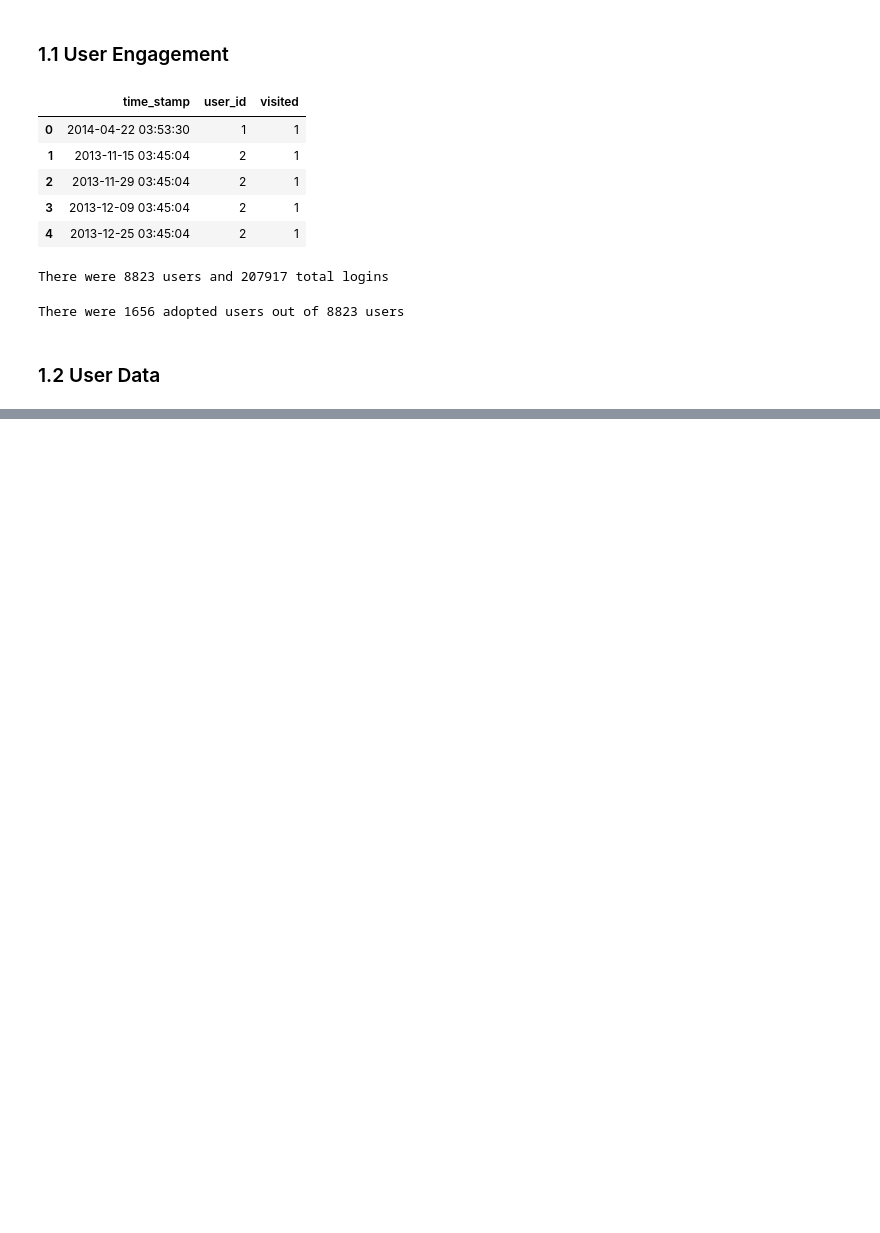
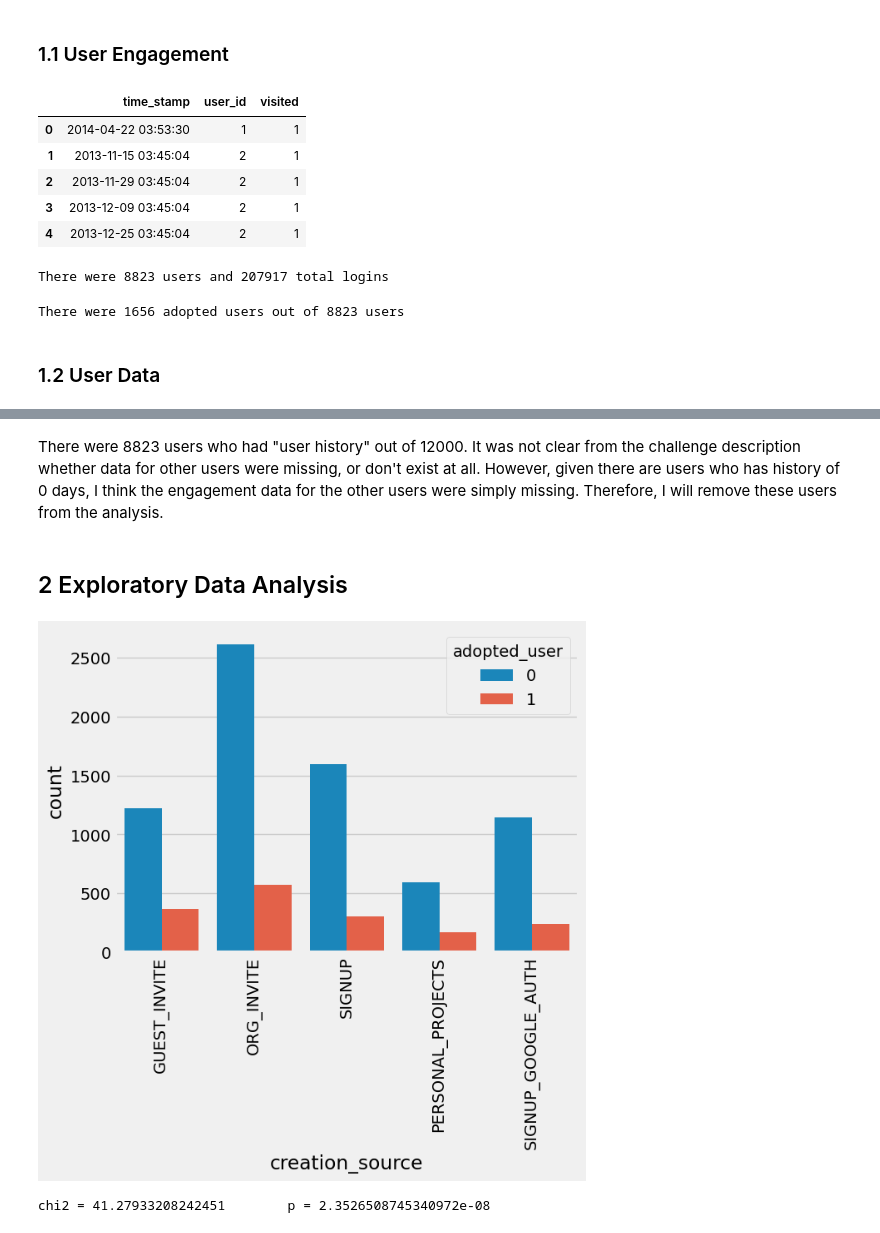
Before and after one commit to parisvu07/Springboard, a Jupyter notebook: Relax Inc. Challenge/relax_inc_challenge.ipynb, the cells around one changed output, grey strips where cells are left out. Saved outputs shown, nothing was run; the diff lists cells and outputs as text; code cells hidden in the pictures; blank space fills up the shorter version.

Commit message:
finished challenge

```diff
--- a/Relax Inc. Challenge/relax_inc_challenge.ipynb
+++ b/Relax Inc. Challenge/relax_inc_challenge.ipynb
@@ -64,6 +64,6 @@ There were 1656 adopted users out of 8823 users
 cols = ['object_id', 'creation_source', 'creation_time',
         'last_session_creation_time', 'opted_in_to_mailing_list',
         'enabled_for_marketing_drip', 'org_id', 'invited_by_user_id']
-users = pd.read_csv('takehome_users.csv', usecols=cols)
+users = pd.read_csv('takehome_users.csv', usecols=cols, encoding='latin-1')
 users.head()
 # %% [output]
@@ -70,0 +98,3 @@ UnicodeDecodeError: 'utf-8' codec can't decode byte 0xe6 in position 1239: inval
+# %%
+# remove those two features
+users = users.drop(['org_id', 'invited_by_user_id'], axis=1)
@@ -70,0 +105,17 @@ UnicodeDecodeError: 'utf-8' codec can't decode byte 0xe6 in position 1239: inval
+# %%
+# create a feature of user history
+# convert both time features into datetime
+users['creation_time'] = pd.to_datetime(
+    users['creation_time'], format='%Y-%m-%d %H:%M:%S')
+users['last_session_creation_time'] = pd.to_datetime(
+    users['last_session_creation_time'], unit='s')
+# calculate user history, defined as number of days between account creation and last use
+users['history'] = users['last_session_creation_time'] - users['creation_time']
+users['history'] = users['history'].dt.days
+# calculate account age, defined as number of days since account creation and now
+# I don't know when this dataset was collected. Let's use the latest date in creation_time
+latest = max(users['creation_time'])
+users['account_age'] = latest - users['creation_time']
+users['account_age'] = users['account_age'].dt.days
+# drop the two original columns
+users = users.drop(['creation_time', 'last_session_creation_time'], axis=1)
@@ -70,0 +147,25 @@ UnicodeDecodeError: 'utf-8' codec can't decode byte 0xe6 in position 1239: inval
+# %% [markdown]
+There were 8823 users who had "user history" out of 12000. It was not clear from the challenge description whether data for other users were missing, or don't exist at all. However, given there are users who has history of 0 days, I think the engagement data for the other users were simply missing. Therefore, I will remove these users from the analysis.
+# %%
+# merge user data and "adopted user" variable
+users = users.set_index('object_id')
+users.index.name = 'user_id'
+data = pd.concat([users, adopted], axis=1, join='inner')
+data['adopted_user'] = data['adopted_user'].astype(int)
+# %% [markdown]
+## 2 Exploratory Data Analysis
+# %%
+# Creation source and adopted user
+_ = sns.countplot(x='creation_source', data=data, hue='adopted_user')
+_ = plt.xticks(rotation=90)
+# %% [output]
+[figure, added]
+# %%
+# doesn't look like there was much difference among creation sources
+# let's do a chi2 test
+from scipy.stats import chi2_contingency
+crosstab = pd.crosstab(data['creation_source'], data['adopted_user'])
+results = chi2_contingency(crosstab)
+print('chi2 = {}\tp = {}'.format(results[0], results[1]))
+# %% [output]
+chi2 = 41.27933208242451        p = 2.3526508745340972e-08
```
Also changed, not shown: parts of 26 cells of this notebook.
